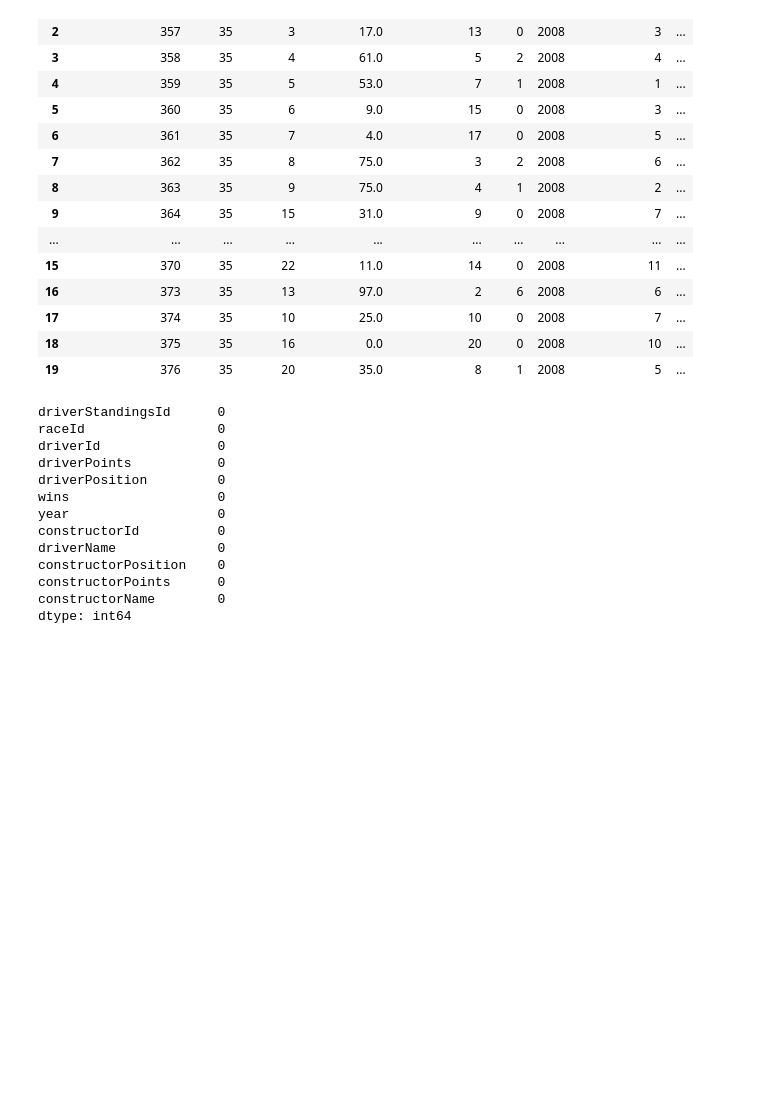
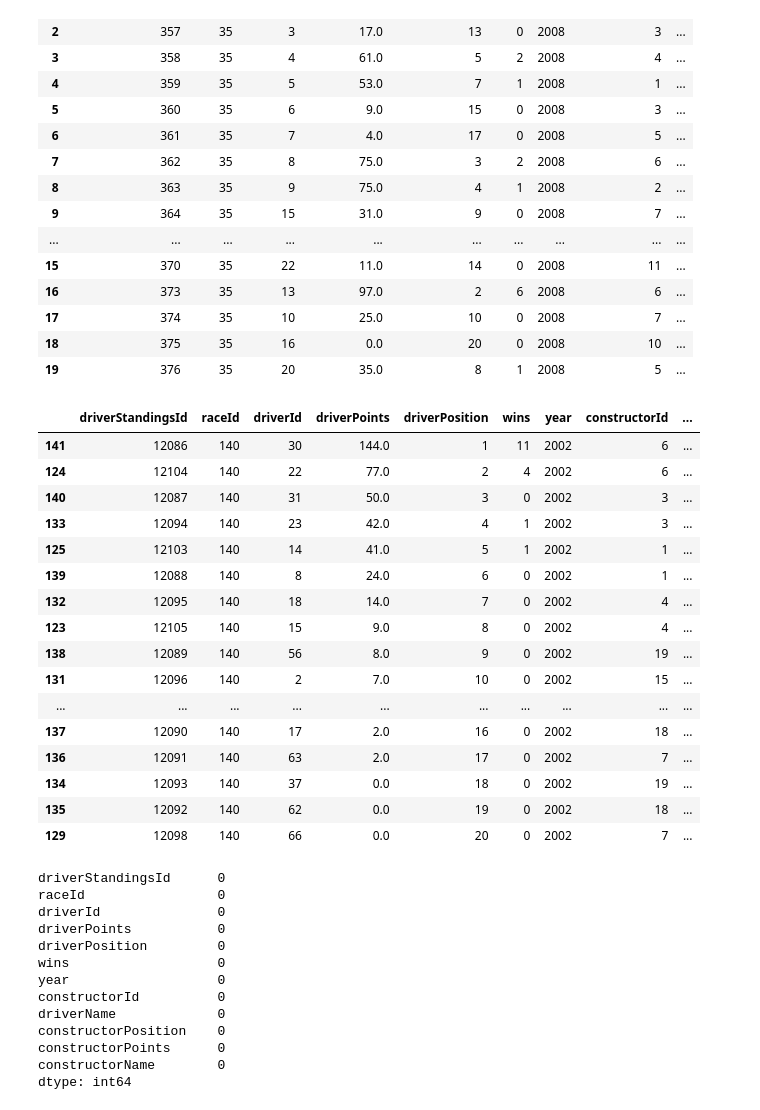
Before and after one commit to C0hAongha/IV-Assignment, a Jupyter notebook: assignment_exploration.ipynb, the cells around one changed output. Saved outputs shown, nothing was run; the diff lists cells and outputs as text; code cells hidden in the pictures; blank space fills up the shorter version.

Commit message:
Fixed driver positioning

```diff
--- a/assignment_exploration.ipynb
+++ b/assignment_exploration.ipynb
@@ -141,6 +141,33 @@ final_table[final_table["year"] == 2008]
 | 17 | 374 | 35 | 10 | 25.0 | 10 | 0 | 2008 | 7 | ... |
 | 18 | 375 | 35 | 16 | 0.0 | 20 | 0 | 2008 | 10 | ... |
 | 19 | 376 | 35 | 20 | 35.0 | 8 | 1 | 2008 | 5 | ... |
+# %%
+# sort by raceId and points to assign positions within each race
+final_table.sort_values(by=['raceId', 'driverPoints', 'constructorPosition'], ascending=[True, False, True], inplace=True)
+
+# recreate driverPosition based on sorted points (driver with max points gets position 1)
+# note that those with 0 points have been ordered by myself according to their constructor's position
+final_table['driverPosition'] = final_table.groupby('raceId').cumcount() + 1
+
+final_table[final_table["year"] == 2002]
+# %% [output]
+|  | driverStandingsId | raceId | driverId | driverPoints | driverPosition | wins | year | constructorId | ... |
+| 141 | 12086 | 140 | 30 | 144.0 | 1 | 11 | 2002 | 6 | ... |
+| 124 | 12104 | 140 | 22 | 77.0 | 2 | 4 | 2002 | 6 | ... |
+| 140 | 12087 | 140 | 31 | 50.0 | 3 | 0 | 2002 | 3 | ... |
+| 133 | 12094 | 140 | 23 | 42.0 | 4 | 1 | 2002 | 3 | ... |
+| 125 | 12103 | 140 | 14 | 41.0 | 5 | 1 | 2002 | 1 | ... |
+| 139 | 12088 | 140 | 8 | 24.0 | 6 | 0 | 2002 | 1 | ... |
+| 132 | 12095 | 140 | 18 | 14.0 | 7 | 0 | 2002 | 4 | ... |
+| 123 | 12105 | 140 | 15 | 9.0 | 8 | 0 | 2002 | 4 | ... |
+| 138 | 12089 | 140 | 56 | 8.0 | 9 | 0 | 2002 | 19 | ... |
+| 131 | 12096 | 140 | 2 | 7.0 | 10 | 0 | 2002 | 15 | ... |
+| ... | ... | ... | ... | ... | ... | ... | ... | ... | ... |
+| 137 | 12090 | 140 | 17 | 2.0 | 16 | 0 | 2002 | 18 | ... |
+| 136 | 12091 | 140 | 63 | 2.0 | 17 | 0 | 2002 | 7 | ... |
+| 134 | 12093 | 140 | 37 | 0.0 | 18 | 0 | 2002 | 19 | ... |
+| 135 | 12092 | 140 | 62 | 0.0 | 19 | 0 | 2002 | 18 | ... |
+| 129 | 12098 | 140 | 66 | 0.0 | 20 | 0 | 2002 | 7 | ... |
 # %%
 final_table.isna().sum()
 # %% [output]
```
Also changed, not shown: 1 other file.
